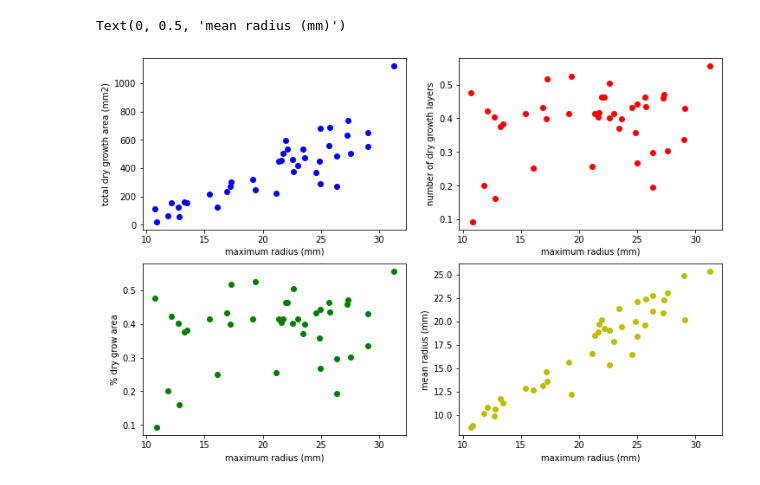
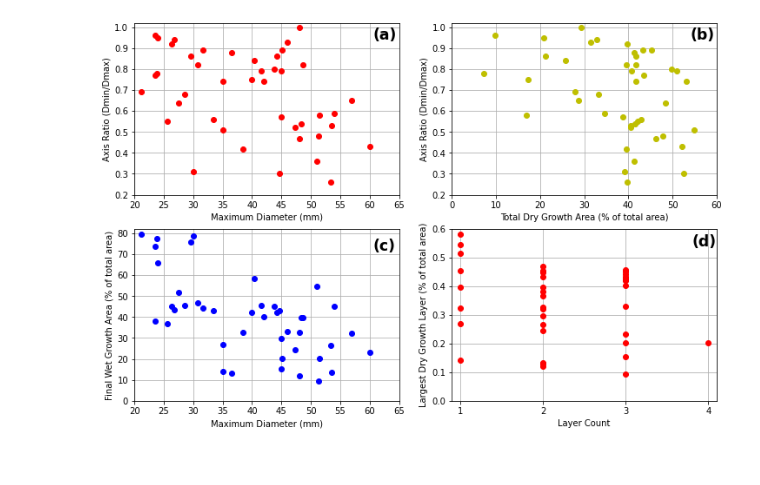
Before and after one commit to joshua-wx/hail_xsection, a Jupyter notebook: hail_xsec_stats.ipynb, the cells around one changed output. Drawn from its saved outputs; the diff is of its cells as text; code cells hidden in the pictures.

Commit message:
updated stats plot

```diff
--- a/hail_xsec_stats.ipynb
+++ b/hail_xsec_stats.ipynb
@@ -11,4 +101,4 @@ import pandas as pd
 # %%
-stats_root = '/home/meso/data/cross-section-photos/analysis/pipeline_stats'
+stats_root = '/home/meso/data/cross-section-photos/analysis/testing/pipeline_stats'
 rm_idx = [24,26,29]
 # %%
@@ -45,26 +180,45 @@ perc_dry_growth = total_dry_array/(math.pi*(mean_edge_radius_array**2))
-# %%
-#make some plots
-
-fig = plt.figure(figsize=[12,8])
-plt.subplot(221)
-plt.plot(max_edge_radius_array, total_dry_array, 'bo')
-plt.xlabel('maximum radius (mm)')
-plt.ylabel('total dry growth area (mm2)')
-
-plt.subplot(222)
-plt.plot(max_edge_radius_array, perc_dry_growth, 'ro')
-plt.xlabel('maximum radius (mm)')
-plt.ylabel('number of dry growth layers')
-
-plt.subplot(223)
-plt.plot(max_edge_radius_array, perc_dry_growth, 'go')
-plt.xlabel('maximum radius (mm)')
-plt.ylabel('% dry grow area')
-
-plt.subplot(224)
-plt.plot(max_edge_radius_array, mean_edge_radius_array, 'yo')
-plt.xlabel('maximum radius (mm)')
-plt.ylabel('mean radius (mm)')
-# %% [output]
-Text(0, 0.5, 'mean radius (mm)')
-[figure, removed]
+# %%
+#make some plots
+
+fig = plt.figure(figsize=[12,8], facecolor='w')
+
+plt.subplot(221)
+plt.plot(Dmax_list, axis_ratio_array, 'ro')
+plt.xlabel('Maximum Diameter (mm)')
+plt.ylabel('Axis Ratio (Dmin/Dmax)')
+plt.xlim([20, 65])
+plt.ylim([0.2, 1.02])
+plt.text(60.5, 0.94, '(a)', size='xx-large', weight='bold')
+plt.grid()
+
+plt.subplot(222)
+plt.plot(perc_dry_growth*100, axis_ratio_array, 'yo')
+plt.xlabel('Total Dry Growth Area (% of total area)')
+plt.ylabel('Axis Ratio (Dmin/Dmax)')
+plt.xlim([0, 60])
+plt.ylim([0.2, 1.02])
+plt.grid()
+plt.text(54, 0.94, '(b)', size='xx-large', weight='bold')
+
+plt.subplot(223)
+plt.plot(Dmax_list, perc_final_wetgrowth*100, 'bo')
+plt.xlabel('Maximum Diameter (mm)')
+plt.ylabel('Final Wet Growth Area (% of total area)')
+plt.xlim([20,65])
+plt.ylim([0, 82])
+plt.text(60.5, 72, '(c)', size='xx-large', weight='bold')
+plt.grid()
+
+plt.subplot(224)
+plt.plot(n_layers_array, perc_final_wetgrowth, 'ro')
+plt.xlabel('Layer Count')
+plt.ylabel('Largest Dry Growth Layer (% of total area)')
+plt.xticks([1,2,3,4])
+plt.xlim([0.9, 4.1])
+plt.ylim([0, 0.6])
+plt.text(3.8, 0.54, '(d)', size='xx-large', weight='bold')
+plt.grid()
+
+plt.savefig('fig05.png', dpi=150)
+# %% [output]
+[figure, added]
```
Also changed, not shown: parts of 3 cells of this notebook, 2 other files.
